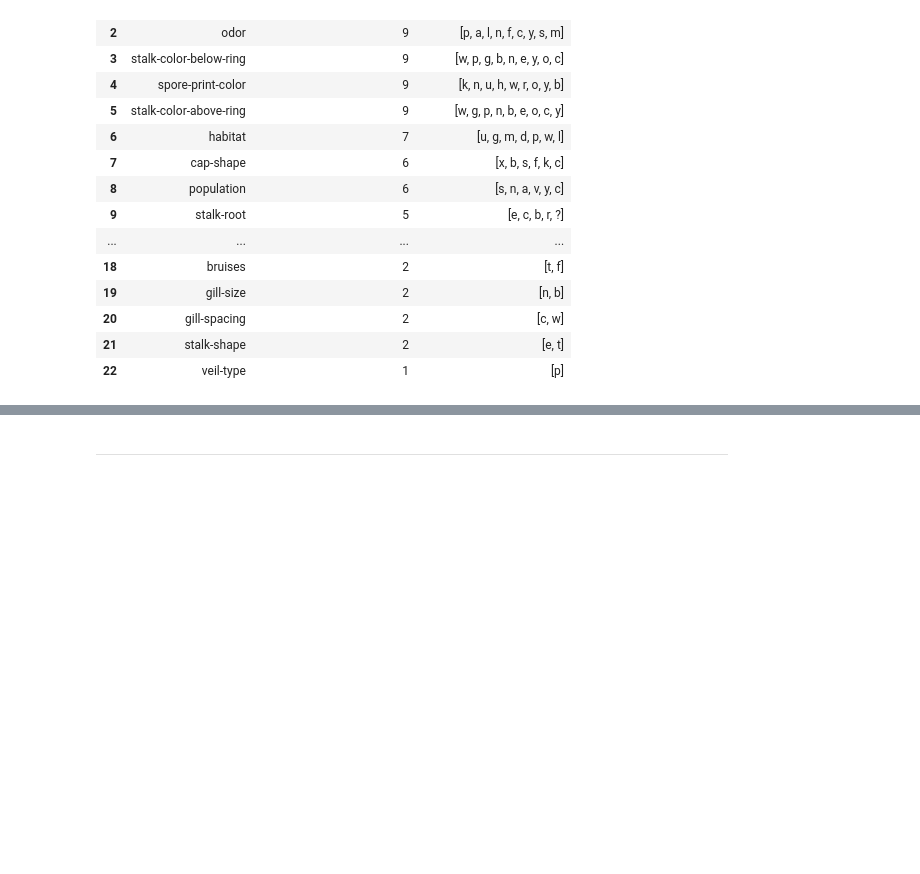
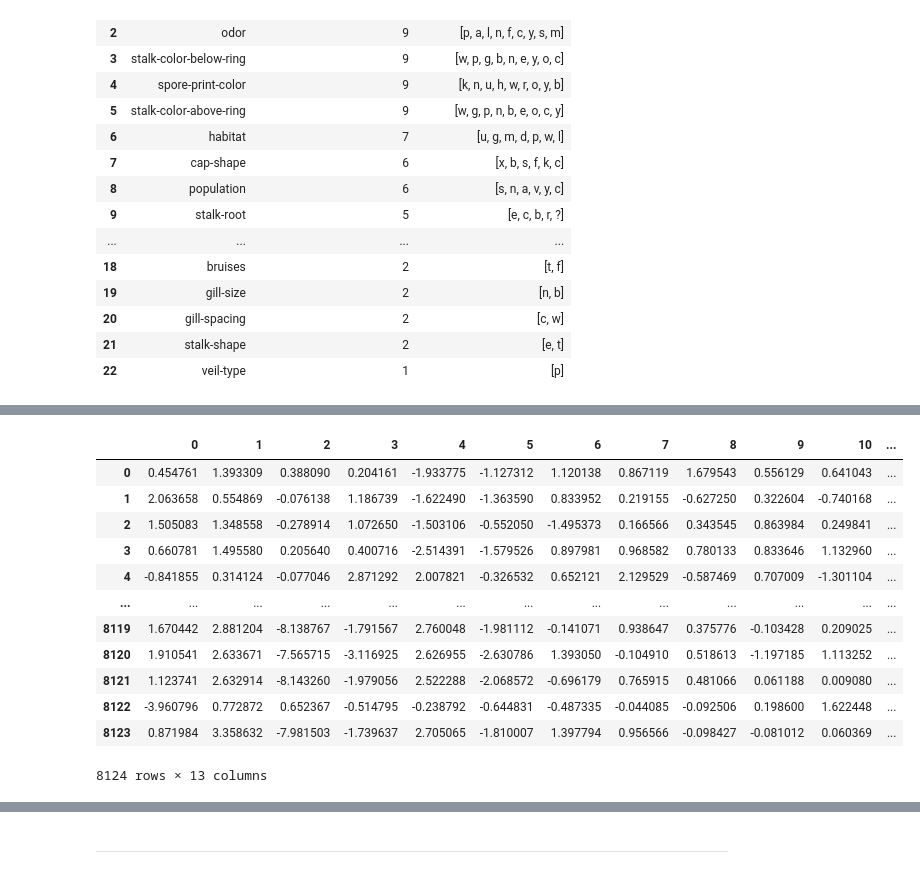
Before and after one commit to Kristinawk/supervised_challenge, a Jupyter notebook: notebooks/model_performance.ipynb, the cells around one changed output, grey strips where cells are left out. Cells and saved outputs as stored; diff of their text form; code cells hidden in the pictures; blank space fills up the shorter version.

```diff
--- a/notebooks/model_performance.ipynb
+++ b/notebooks/model_performance.ipynb
@@ -301,0 +449,18 @@ print(f"Linear model AUC is: {ensemble_auc}")
+# %%
+pca_optimum = PCA(n_components=13) # with 13 dimensions we explain +90% of Variance
+X_scaled_pca_optimum = pca_optimum.fit_transform(X_scaled)
+pd.DataFrame(X_scaled_pca_optimum)
+# %% [output]
+|  | 0 | 1 | 2 | 3 | 4 | 5 | 6 | 7 | 8 | 9 | 10 | ... |
+| 0 | 0.454761 | 1.393309 | 0.388090 | 0.204161 | -1.933775 | -1.127312 | 1.120138 | 0.867119 | 1.679543 | 0.556129 | 0.641043 | ... |
+| 1 | 2.063658 | 0.554869 | -0.076138 | 1.186739 | -1.622490 | -1.363590 | 0.833952 | 0.219155 | -0.627250 | 0.322604 | -0.740168 | ... |
+| 2 | 1.505083 | 1.348558 | -0.278914 | 1.072650 | -1.503106 | -0.552050 | -1.495373 | 0.166566 | 0.343545 | 0.863984 | 0.249841 | ... |
+| 3 | 0.660781 | 1.495580 | 0.205640 | 0.400716 | -2.514391 | -1.579526 | 0.897981 | 0.968582 | 0.780133 | 0.833646 | 1.132960 | ... |
+| 4 | -0.841855 | 0.314124 | -0.077046 | 2.871292 | 2.007821 | -0.326532 | 0.652121 | 2.129529 | -0.587469 | 0.707009 | -1.301104 | ... |
+| ... | ... | ... | ... | ... | ... | ... | ... | ... | ... | ... | ... | ... |
+| 8119 | 1.670442 | 2.881204 | -8.138767 | -1.791567 | 2.760048 | -1.981112 | -0.141071 | 0.938647 | 0.375776 | -0.103428 | 0.209025 | ... |
+| 8120 | 1.910541 | 2.633671 | -7.565715 | -3.116925 | 2.626955 | -2.630786 | 1.393050 | -0.104910 | 0.518613 | -1.197185 | 1.113252 | ... |
+| 8121 | 1.123741 | 2.632914 | -8.143260 | -1.979056 | 2.522288 | -2.068572 | -0.696179 | 0.765915 | 0.481066 | 0.061188 | 0.009080 | ... |
+| 8122 | -3.960796 | 0.772872 | 0.652367 | -0.514795 | -0.238792 | -0.644831 | -0.487335 | -0.044085 | -0.092506 | 0.198600 | 1.622448 | ... |
+| 8123 | 0.871984 | 3.358632 | -7.981503 | -1.739637 | 2.705065 | -1.810007 | 1.397794 | 0.956566 | -0.098427 | -0.081012 | 0.060369 | ... |
+8124 rows × 13 columns
```
Also changed, not shown: parts of 43 cells of this notebook, 1 other file.
